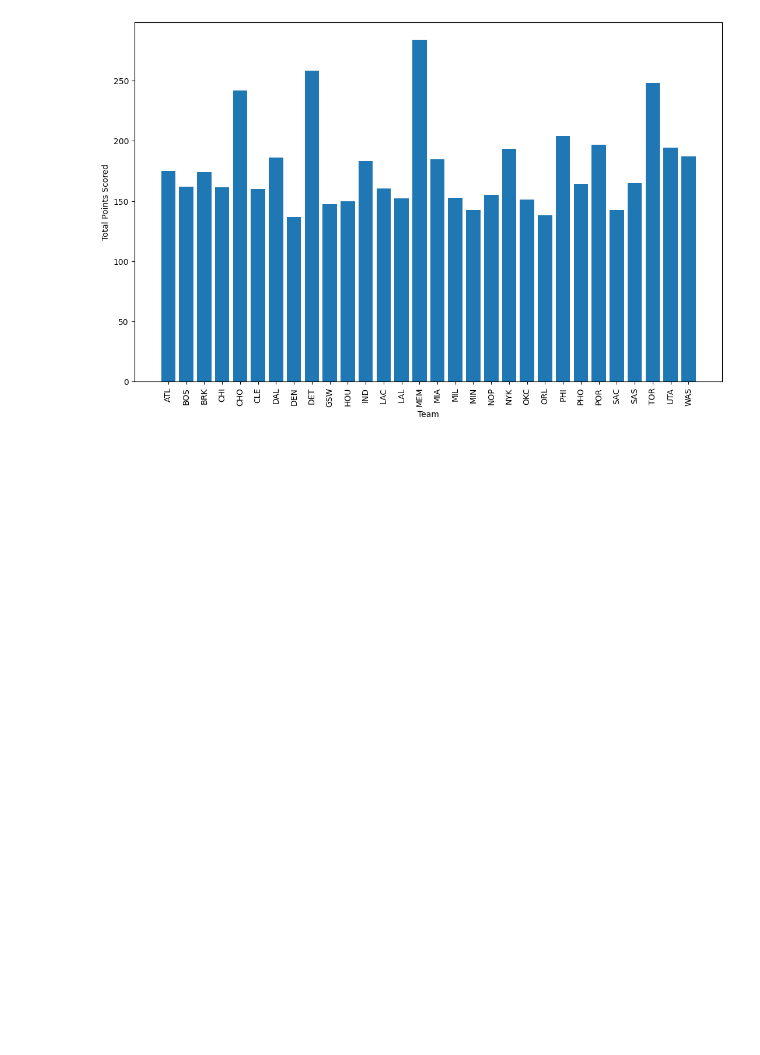
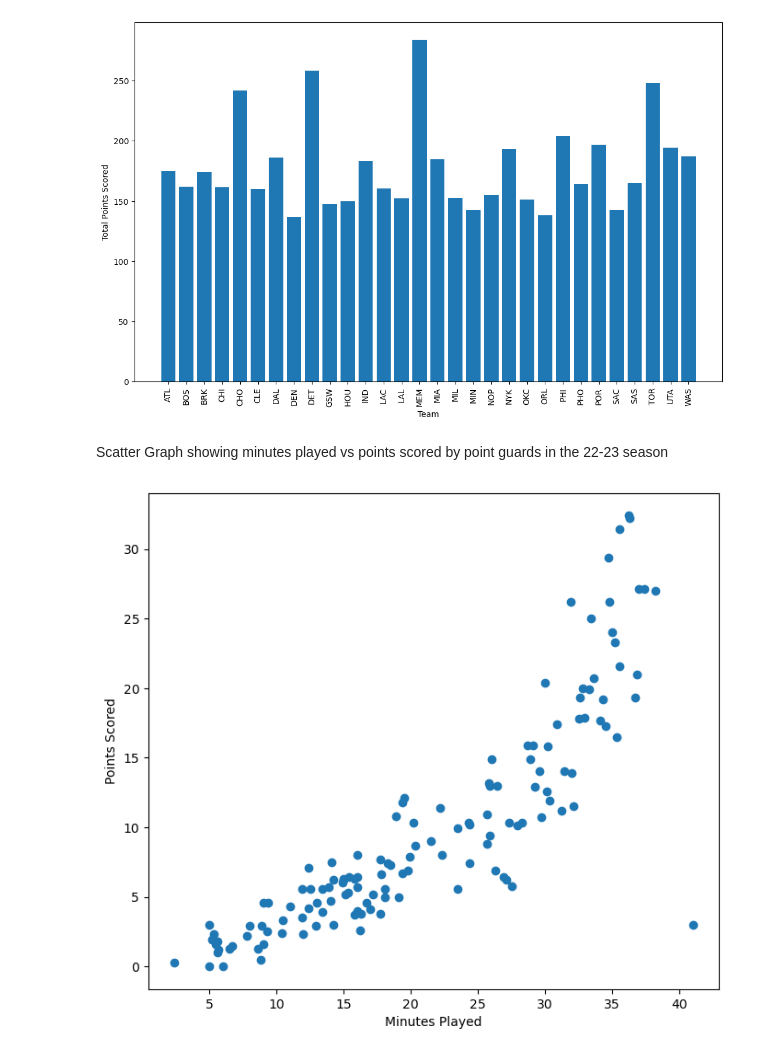
Before and after one commit to olvr446/NBAI, a Jupyter notebook: main.ipynb, the cells around one changed output. Saved outputs shown, nothing was run; the diff lists cells and outputs as text; code cells hidden in the pictures; blank space fills up the shorter version.

```diff
--- a/main.ipynb
+++ b/main.ipynb
@@ -63,3 +63,14 @@ plt.xticks(rotation=90)
 plt.show()
 # %% [output]
 [figure]
+# %% [markdown]
+Scatter Graph showing minutes played vs points scored by point guards in the 22-23 season
+# %%
+pg_szn2223_stats = df_all.loc[(df_all["SZN"] == "22-23") & (df_all["Pos"] == "PG")]
+plt.figure(figsize=(8,7))
+plt.scatter(pg_szn2223_stats["MP"], pg_szn2223_stats["PTS"])
+plt.xlabel("Minutes Played")
+plt.ylabel("Points Scored")
+plt.show()
+# %% [output]
+[figure, added]
```
Also changed, not shown: parts of 6 cells of this notebook.
